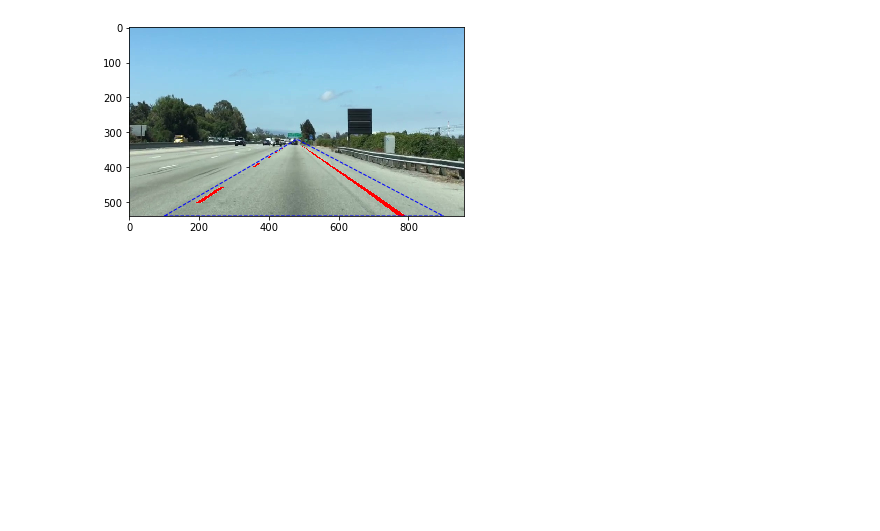
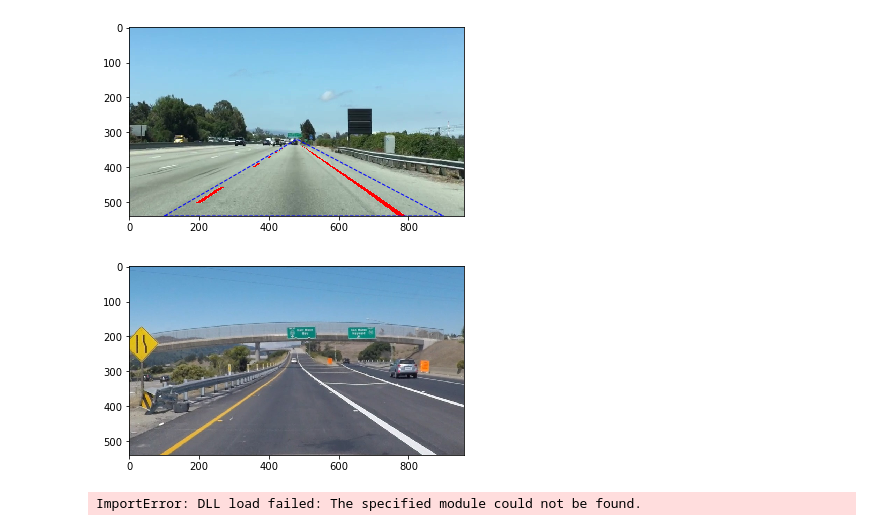
Before and after one commit to falangjoe/deep-learning, a Jupyter notebook: self-driving/ColorSelection.ipynb, the cells around one changed output. Saved outputs shown, nothing was run; the diff lists cells and outputs as text; code cells hidden in the pictures; blank space fills up the shorter version.

```diff
--- a/self-driving/ColorSelection.ipynb
+++ b/self-driving/ColorSelection.ipynb
@@ -196,3 +199,38 @@ plt.imshow(line_image)
 plt.show()
 # %% [output]
 [figure]
+# %%
+import matplotlib.pyplot as plt
+import matplotlib.image as mpimg
+image = mpimg.imread('exit-ramp.jpg')
+plt.imshow(image)
+plt.show()
+# %% [output]
+[figure, added]
+# %%
+# Do all the relevant imports
+import matplotlib.pyplot as plt
+import matplotlib.image as mpimg
+import numpy as np
+import cv2
+
+# Read in the image and convert to grayscale
+# Note: in the previous example we were reading a .jpg
+# Here we read a .png and convert to 0,255 bytescale
+image = mpimg.imread('exit-ramp.jpg')
+gray = cv2.cvtColor(image,cv2.COLOR_RGB2GRAY)
+
+# Define a kernel size for Gaussian smoothing / blurring
+kernel_size = 5 # Must be an odd number (3, 5, 7...)
+blur_gray = cv2.GaussianBlur(gray,(kernel_size, kernel_size),0)
+
+# Define our parameters for Canny and run it
+low_threshold = 33
+high_threshold = 100
+edges = cv2.Canny(blur_gray, low_threshold, high_threshold)
+
+# Display the image
+plt.imshow(edges, cmap='Greys_r')
+plt.show()
+# %% [output]
+ImportError: DLL load failed: The specified module could not be found.
```
Also changed, not shown: parts of 1 cell of this notebook, 1 other file.
